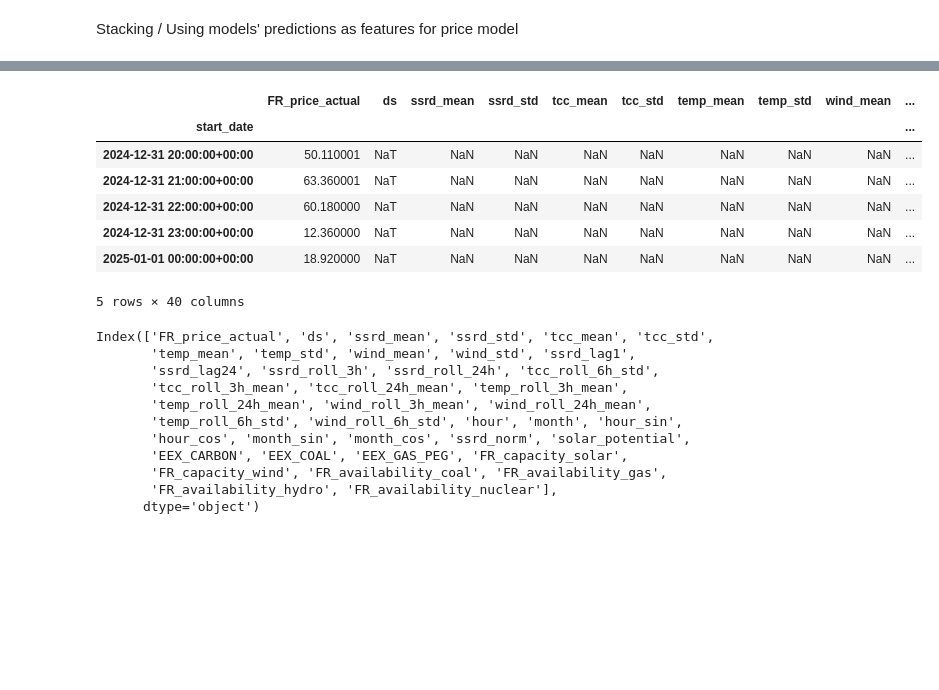
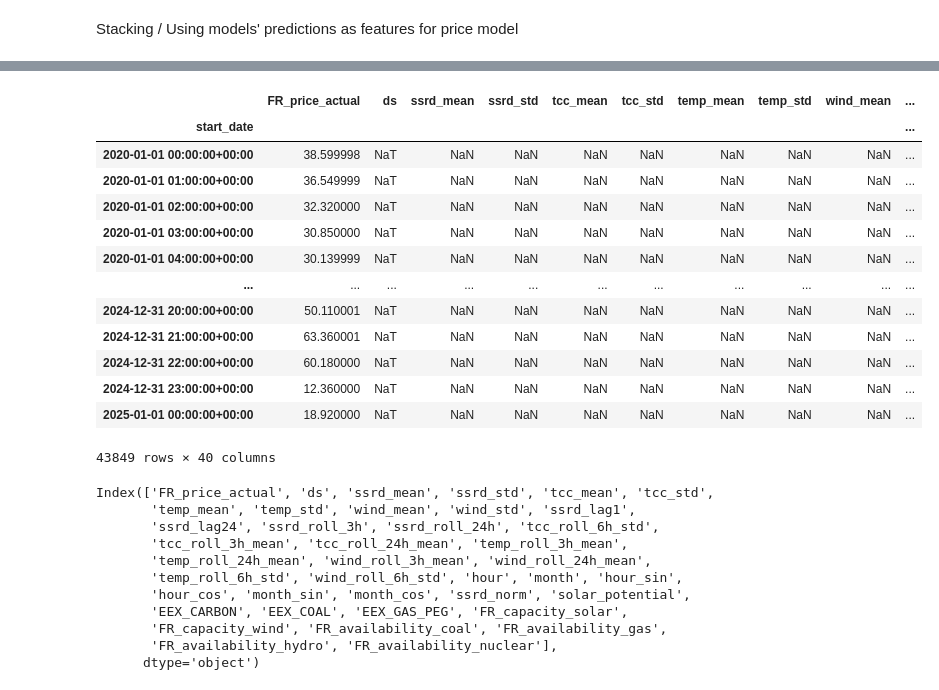
Before and after one commit to Iflorou/Electricity-forecasting-challenge, a Jupyter notebook: notebooks/05_kpler_price.ipynb, the cells around one changed output, grey strips where cells are left out. Cells and saved outputs as stored; diff of their text form; code cells hidden in the pictures; blank space fills up the shorter version.

Commit message:
predict price

```diff
--- a/notebooks/05_kpler_price.ipynb
+++ b/notebooks/05_kpler_price.ipynb
@@ -293,16 +293,22 @@ def prepare_price_data(target_path: str, weather_path: str, network_path: str) -
 # %%
 price_df=prepare_price_data("../data/target_train.parquet","../data/weather_train.parquet","../data/network_train.parquet")
 # %%
-price_df.tail()  # i need to split this train valid and test sets
+price_df
 # %% [output]
 |  | FR_price_actual | ds | ssrd_mean | ssrd_std | tcc_mean | tcc_std | temp_mean | temp_std | wind_mean | ... |
 | start_date |  |  |  |  |  |  |  |  |  | ... |
+| 2020-01-01 00:00:00+00:00 | 38.599998 | NaT | NaN | NaN | NaN | NaN | NaN | NaN | NaN | ... |
+| 2020-01-01 01:00:00+00:00 | 36.549999 | NaT | NaN | NaN | NaN | NaN | NaN | NaN | NaN | ... |
+| 2020-01-01 02:00:00+00:00 | 32.320000 | NaT | NaN | NaN | NaN | NaN | NaN | NaN | NaN | ... |
+| 2020-01-01 03:00:00+00:00 | 30.850000 | NaT | NaN | NaN | NaN | NaN | NaN | NaN | NaN | ... |
+| 2020-01-01 04:00:00+00:00 | 30.139999 | NaT | NaN | NaN | NaN | NaN | NaN | NaN | NaN | ... |
+| ... | ... | ... | ... | ... | ... | ... | ... | ... | ... | ... |
 | 2024-12-31 20:00:00+00:00 | 50.110001 | NaT | NaN | NaN | NaN | NaN | NaN | NaN | NaN | ... |
 | 2024-12-31 21:00:00+00:00 | 63.360001 | NaT | NaN | NaN | NaN | NaN | NaN | NaN | NaN | ... |
 | 2024-12-31 22:00:00+00:00 | 60.180000 | NaT | NaN | NaN | NaN | NaN | NaN | NaN | NaN | ... |
 | 2024-12-31 23:00:00+00:00 | 12.360000 | NaT | NaN | NaN | NaN | NaN | NaN | NaN | NaN | ... |
 | 2025-01-01 00:00:00+00:00 | 18.920000 | NaT | NaN | NaN | NaN | NaN | NaN | NaN | NaN | ... |
-5 rows × 40 columns
+43849 rows × 40 columns
 # %%
 price_df.columns
 # %% [output]
```
Also changed, not shown: parts of 7 cells of this notebook, 7 other files.
